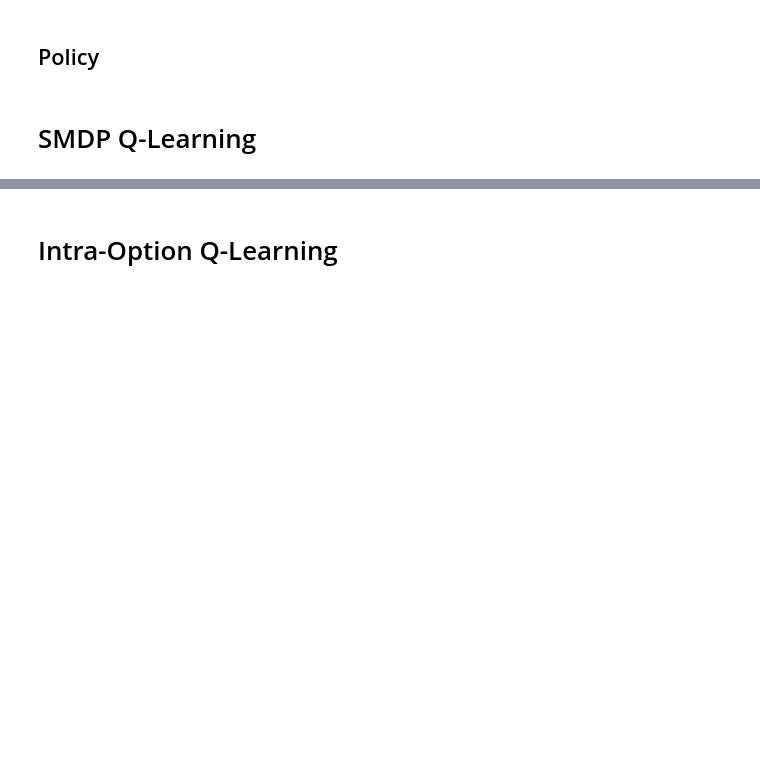
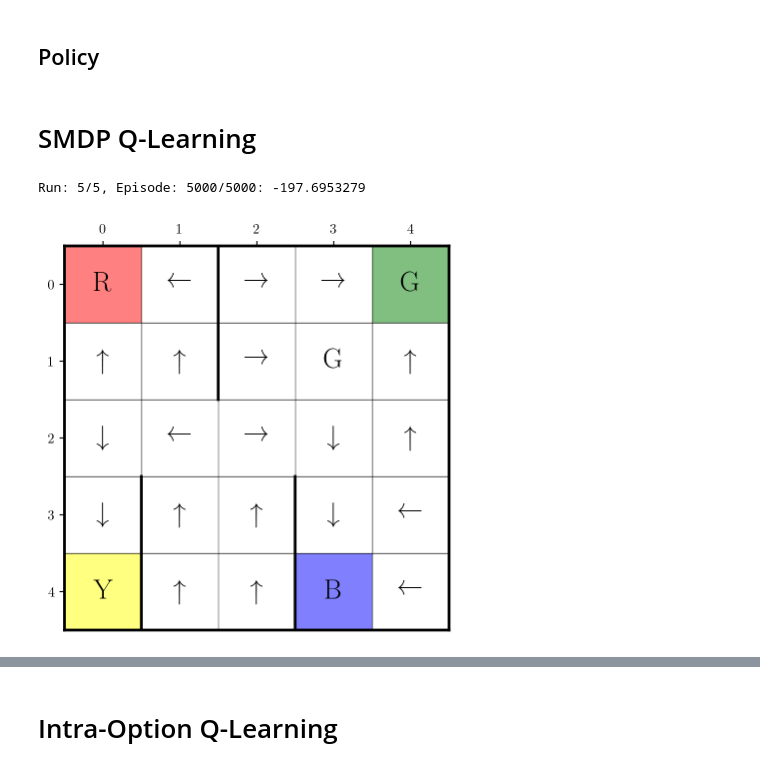
Before and after one commit to Xerefic/CS6700, a Jupyter notebook: Programming Assignment 3/Options.ipynb, the cells around one changed output, grey strips where cells are left out. Cells and saved outputs as stored; diff of their text form; code cells hidden in the pictures; blank space fills up the shorter version.

```diff
--- a/Programming Assignment 3/Options.ipynb
+++ b/Programming Assignment 3/Options.ipynb
@@ -36,6 +36,8 @@ plt.rcParams.update({
     "font.serif": ["Computer Modern Roman"],
     "font.size": 10
 })
+plt.rcParams["axes.edgecolor"] = "black"
+plt.rcParams["axes.linewidth"] = 2
 %config InlineBackend.figure_format = 'retina'
 
 import tqdm
@@ -105,9 +148,13 @@ def egreedy_policy(q_values, state, epsilon):
 
     choice = random.randint(0, q_values.shape[-1] - 1)
     return choice
+# %%
+def substate(state):
+    x, y, p, d = env.decode(state)
+    return x * nX + y
 # %%
 def Option(env, state, Q, goal, epsilon=0.1):
-    optdone = False
+    optdone, optact = False, None
     x, y, pas, drop = env.decode(state)
 
     if (x == targets[goal][0] and y == targets[goal][1]):
@@ -119,13 +166,15 @@ def Option(env, state, Q, goal, epsilon=0.1):
         else:
             optact = 1 if (goal in [0, 1]) else 0
     else:
-        optact = egreedy_policy(Q, state, epsilon=epsilon)
+        option_state = substate(state)
+        optact = egreedy_policy(Q, option_state, epsilon=epsilon)
+
     return [optact, optdone]
 # %% [markdown]
 # SMDP Q-Learning
 # %%
-Q_SMDP = np.zeros((max_runs, nS, nA + nO))
-Q_SMDP_Options = dict([(i, np.zeros((max_runs, nS, nA))) for i in range(nO)])
+Q_SMDP = np.zeros((max_runs, nX * nY, nA + nO))
+Q_SMDP_Options = dict([(i, np.zeros((max_runs, nX * nY, nA - 2))) for i in range(nO)])
 
 updates_SMDP = []
 
@@ -144,13 +193,16 @@ for run in range(max_runs):
         while not done:
             epsilon = max(epsilon_min, epsilon_max - (epsilon_max - epsilon_min) * episode / max_episodes)
 
-            x, y, pas, drop = env.decode(state)
-            action = egreedy_policy(Q_SMDP[run], state, epsilon=epsilon)
+            substate_current = substate(state)
+            action = egreedy_policy(Q_SMDP[run], substate_current, epsilon=epsilon)
 
             if action in [0, 1, 2, 3, 4, 5]:
+                substate_current = substate(state)
+
                 next_state, reward, done, info = env.step(action)
+                substate_next = substate(next_state)
 
-                Q_SMDP[run, state, action] = Q_SMDP[run, state, action] + alpha * (reward + gamma * np.max(Q_SMDP[run, next_state]) - Q_SMDP[run, state, action])
+                Q_SMDP[run, substate_current, action] = Q_SMDP[run, substate_current, action] + alpha * (reward + gamma * np.max(Q_SMDP[run, substate_next]) - Q_SMDP[run, substate_current, action])
 
                 step_rewards += reward
                 step_updates.append(step)
@@ -160,23 +212,28 @@ for run in range(max_runs):
 
             else:
                 start = state
+                substate_start = substate(start)
                 goal = action - 6
 
                 optrewards = []
                 optdone, optsteps = False, 0
 
                 while not optdone:
+                    substate_current = substate(state)
+
                     optact, optdone = Option(env, state, Q_SMDP_Options[goal][run], goal, epsilon=epsilon)
                     next_state, reward, done, info = env.step(optact)
+                    substate_next = substate(next_state)
 
-                    Q_SMDP_Options[goal][run, state, optact] = Q_SMDP_Options[goal][run, state, optact] + alpha * (reward + gamma * np.max(Q_SMDP_Options[goal][run, next_state]) - Q_SMDP_Options[goal][run, state, optact])
+                    if not optdone:
+                        Q_SMDP_Options[goal][run, substate_current, optact] = Q_SMDP_Options[goal][run, substate_current, optact] + alpha * (reward + gamma * np.max(Q_SMDP_Options[goal][run, substate_next]) - Q_SMDP_Options[goal][run, substate_current, optact])
 
                     optrewards.append(gamma**optsteps * reward)
                     optsteps += 1
                     state = next_state
 
                 optrewards = sum(optrewards)
-                Q_SMDP[run, start, action] = Q_SMDP[run, start, action] + alpha * (optrewards - gamma**optsteps * np.max(Q_SMDP[run, next_state]) - Q_SMDP[run, start, action])
+                Q_SMDP[run, substate_start, action] = Q_SMDP[run, substate_start, action] + alpha * (optrewards - gamma**optsteps * np.max(Q_SMDP[run, substate_next]) - Q_SMDP[run, substate_start, action])
 
                 step_rewards += optrewards
                 step_updates.append(step + optsteps)
@@ -191,3 +248,18 @@ for run in range(max_runs):
 
     run_rewards.append(episode_rewards)
     updates_SMDP.append(episode_updates)
+
+Q_SMDP = np.mean(Q_SMDP, axis=0)
+Q_SMDP_Options = dict([(i, np.mean(Q_SMDP_Options[i], axis=0)) for i in range(nO)])
+# %% [output]
+Run: 5/5, Episode: 5000/5000: -197.6953279
+# %%
+plot_Q = Q_SMDP
+
+get_grid()
+for i in range(nX):
+    for j in range(nY):
+        action = np.argmax(plot_Q[i * nX + j])
+        plt.text(j, i, actions_map[action], ha='center', va='center', fontsize=20)
+# %% [output]
+[figure, added]
```
Also changed, not shown: parts of 7 cells of this notebook.
